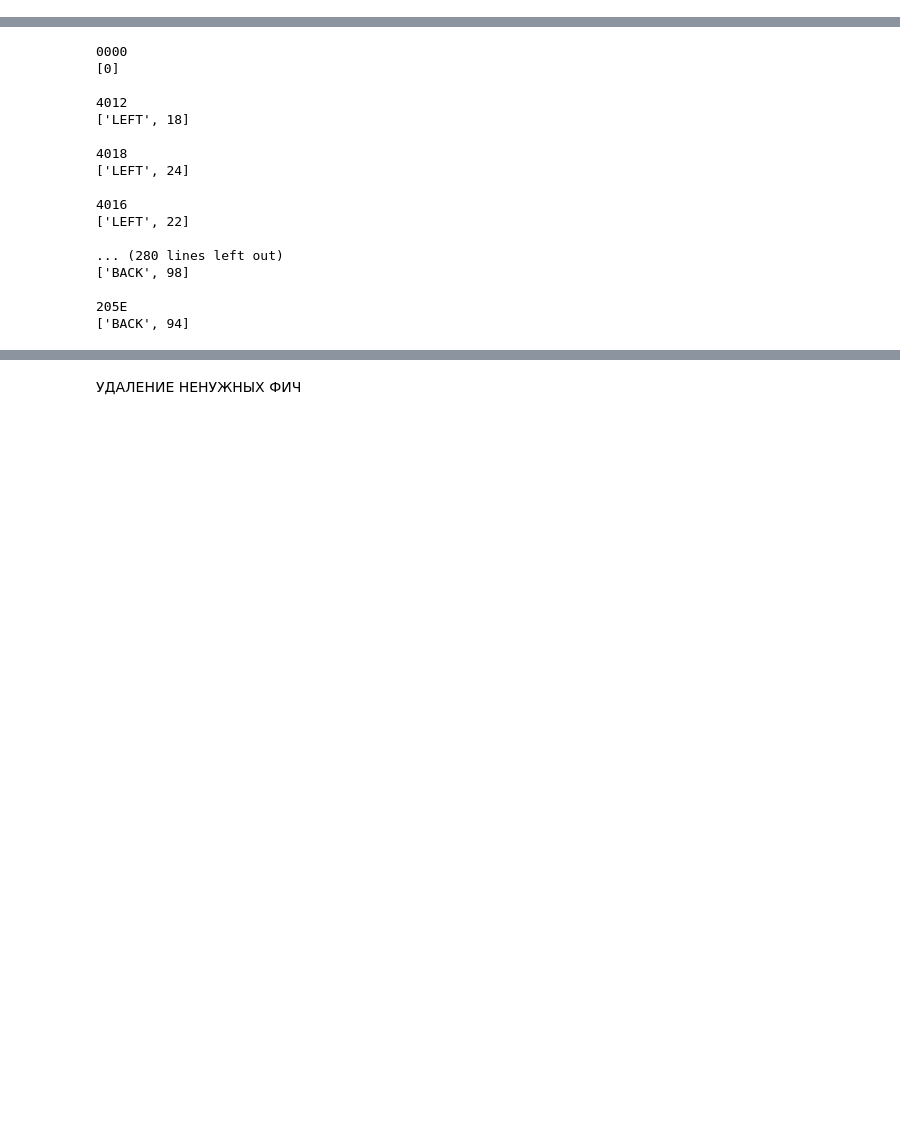
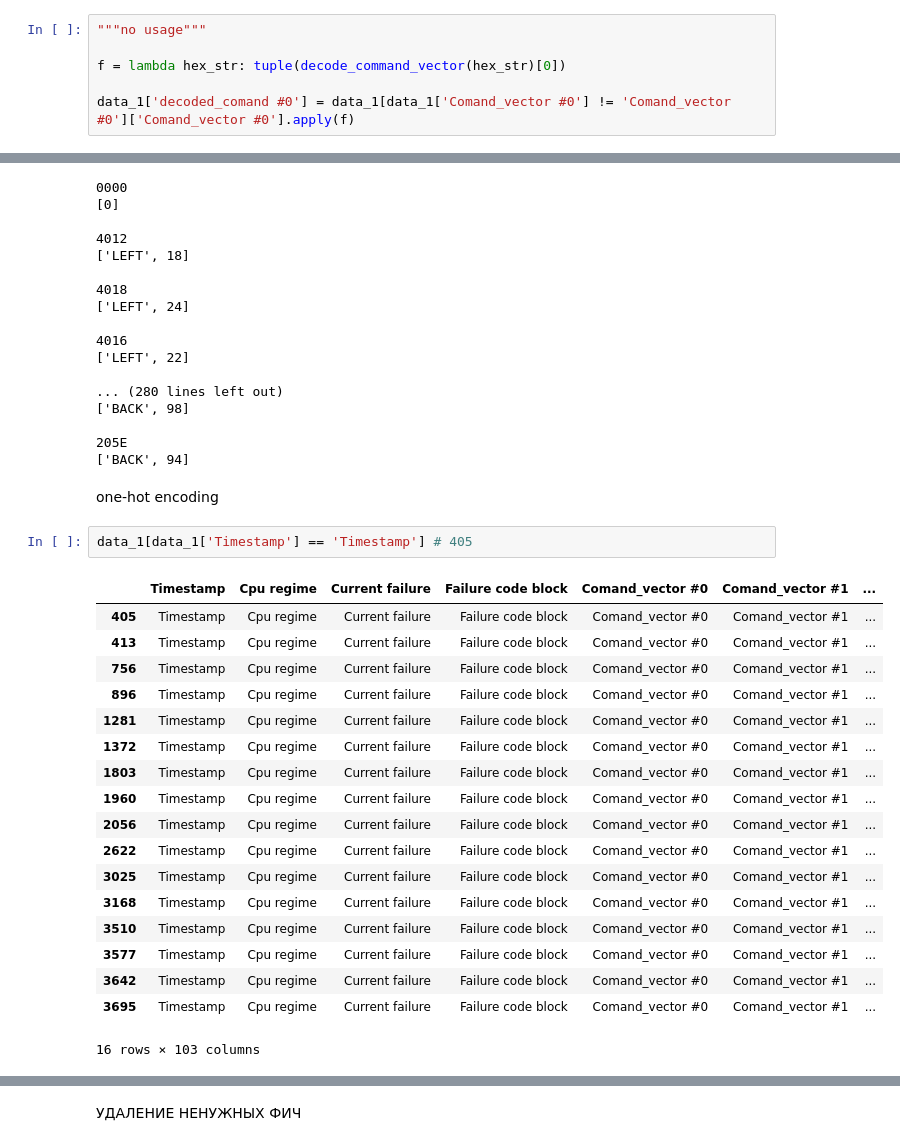
Before and after one commit to Astal2307/PracticeROSAtom, a Jupyter notebook: data_analyze.ipynb, the cells around one changed output, grey strips where cells are left out. Drawn from its saved outputs; the diff is of its cells as text; blank space fills up the shorter version.

Commit message:
UPD: comand vector decode

```diff
--- a/data_analyze.ipynb
+++ b/data_analyze.ipynb
@@ -138,0 +140,6 @@ for i in unique_comand:
+# %%
+"""no usage"""
+
+f = lambda hex_str: tuple(decode_command_vector(hex_str)[0])
+
+data_1['decoded_comand #0'] = data_1[data_1['Comand_vector #0'] != 'Comand_vector #0']['Comand_vector #0'].apply(f)
@@ -179,3 +192,26 @@ for i in unique_joy1:
 
 205E
 ['BACK', 94]
+# %% [markdown]
+one-hot encoding
+# %%
+data_1[data_1['Timestamp'] == 'Timestamp'] # 405
+# %% [output]
+|  | Timestamp | Cpu regime | Current failure | Failure code block | Comand_vector #0 | Comand_vector #1 | ... |
+| 405 | Timestamp | Cpu regime | Current failure | Failure code block | Comand_vector #0 | Comand_vector #1 | ... |
+| 413 | Timestamp | Cpu regime | Current failure | Failure code block | Comand_vector #0 | Comand_vector #1 | ... |
+| 756 | Timestamp | Cpu regime | Current failure | Failure code block | Comand_vector #0 | Comand_vector #1 | ... |
+| 896 | Timestamp | Cpu regime | Current failure | Failure code block | Comand_vector #0 | Comand_vector #1 | ... |
+| 1281 | Timestamp | Cpu regime | Current failure | Failure code block | Comand_vector #0 | Comand_vector #1 | ... |
+| 1372 | Timestamp | Cpu regime | Current failure | Failure code block | Comand_vector #0 | Comand_vector #1 | ... |
+| 1803 | Timestamp | Cpu regime | Current failure | Failure code block | Comand_vector #0 | Comand_vector #1 | ... |
+| 1960 | Timestamp | Cpu regime | Current failure | Failure code block | Comand_vector #0 | Comand_vector #1 | ... |
+| 2056 | Timestamp | Cpu regime | Current failure | Failure code block | Comand_vector #0 | Comand_vector #1 | ... |
+| 2622 | Timestamp | Cpu regime | Current failure | Failure code block | Comand_vector #0 | Comand_vector #1 | ... |
+| 3025 | Timestamp | Cpu regime | Current failure | Failure code block | Comand_vector #0 | Comand_vector #1 | ... |
+| 3168 | Timestamp | Cpu regime | Current failure | Failure code block | Comand_vector #0 | Comand_vector #1 | ... |
+| 3510 | Timestamp | Cpu regime | Current failure | Failure code block | Comand_vector #0 | Comand_vector #1 | ... |
+| 3577 | Timestamp | Cpu regime | Current failure | Failure code block | Comand_vector #0 | Comand_vector #1 | ... |
+| 3642 | Timestamp | Cpu regime | Current failure | Failure code block | Comand_vector #0 | Comand_vector #1 | ... |
+| 3695 | Timestamp | Cpu regime | Current failure | Failure code block | Comand_vector #0 | Comand_vector #1 | ... |
+16 rows × 103 columns
```
Also changed, not shown: parts of 6 cells of this notebook.
